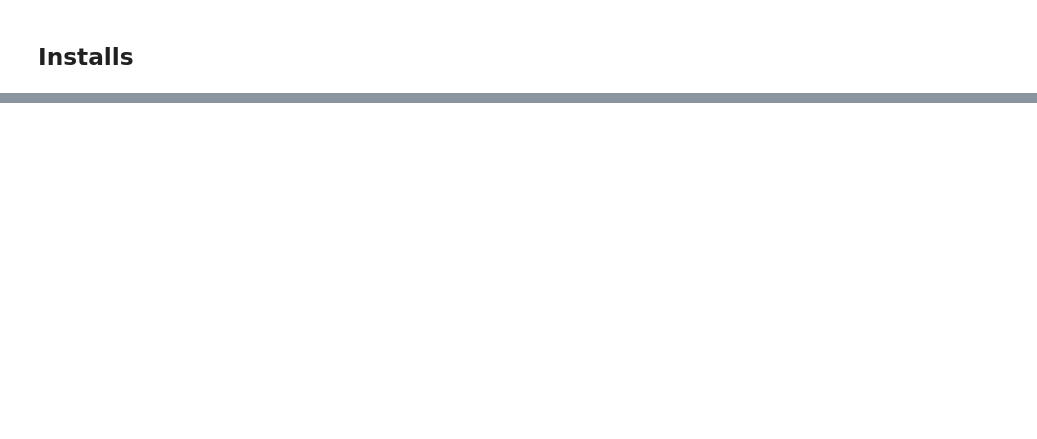
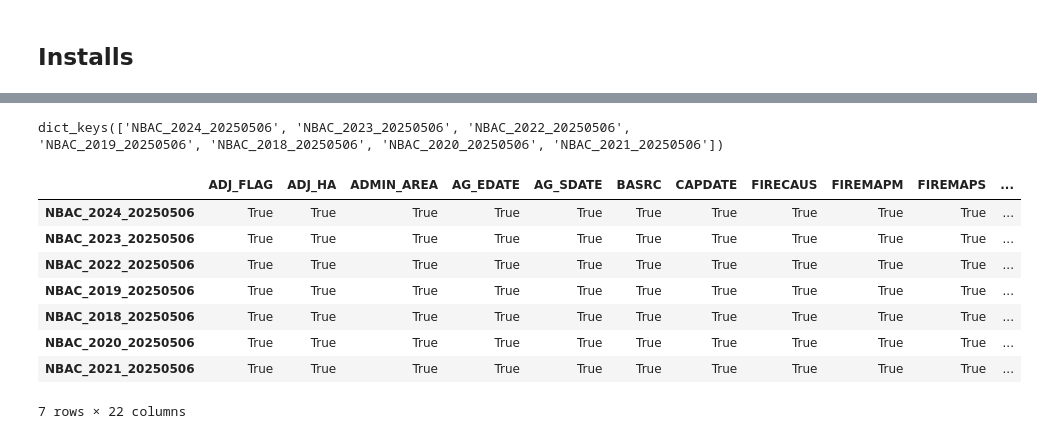
Before and after one commit to Mitch-P-Analyst/wildfire-risk-analysis, a Jupyter notebook: notebooks/02_shapefiles.IPYNB, the cells around one changed output, grey strips where cells are left out. Drawn from its saved outputs; the diff is of its cells as text; code cells hidden in the pictures; blank space fills up the shorter version.

```diff
--- a/notebooks/02_shapefiles.IPYNB
+++ b/notebooks/02_shapefiles.IPYNB
@@ -32,8 +35,9 @@ def unzip_to_folder(zip_path, extract_to):
     if macosx_folder.exists():
         shutil.rmtree(macosx_folder)
 # %%
-zippaths = Path(data_dir/'raw/zips')
-zipfolders = list(zippaths.glob('*.zip'))
+zippaths = Path(data_dir/'raw/zips')                    # ZIPs folders
+zipfolders = list(zippaths.glob('*.zip'))           # Select all .ZIP
 
 for folder in zipfolders:
-    unzip_to_folder(folder,processed_dir/str(folder.name)[:-4])
+    unzip_to_folder(folder,processed_dir/'shapefiles'/str(folder.name)[:-4])    # Retain name indentity
+    print(f'NBAC Wildfires Year: {(str(folder.name)[5:9])} Shapefiles opened')
@@ -39,0 +52,45 @@ for folder in zipfolders:
+# %%
+# Open all Shapefiles
+all_gdfs = {}   # Store in dictionary
+
+for folder in (processed_dir / "shapefiles").iterdir():
+    if folder.is_dir():
+        shp = next(folder.glob("*.shp"), None)
+        if shp:
+            name = folder.name
+            all_gdfs[name] = gpd.read_file(shp)
+
+# All dictionary keys
+all_gdfs.keys()
+# %% [output]
+dict_keys(['NBAC_2024_20250506', 'NBAC_2023_20250506', 'NBAC_2022_20250506', 'NBAC_2019_20250506', 'NBAC_2018_20250506', 'NBAC_2020_20250506', 'NBAC_2021_20250506'])
+# %%
+# Assess each shapefile's (key) column structure
+
+# 1. Get union of all column names
+all_cols = sorted(
+    {col for gdf in all_gdfs.values() for col in gdf.columns}
+)
+
+# 2. Create a DataFrame of False
+presence = pd.DataFrame(
+    False,
+    index=all_gdfs.keys(),
+    columns=all_cols,
+)
+
+# 3. Mark columns that exist in each GeoDataFrame
+for name, gdf in all_gdfs.items():
+    presence.loc[name, gdf.columns] = True
+
+presence
+# %% [output]
+|  | ADJ_FLAG | ADJ_HA | ADMIN_AREA | AG_EDATE | AG_SDATE | BASRC | CAPDATE | FIRECAUS | FIREMAPM | FIREMAPS | ... |
+| NBAC_2024_20250506 | True | True | True | True | True | True | True | True | True | True | ... |
+| NBAC_2023_20250506 | True | True | True | True | True | True | True | True | True | True | ... |
+| NBAC_2022_20250506 | True | True | True | True | True | True | True | True | True | True | ... |
+| NBAC_2019_20250506 | True | True | True | True | True | True | True | True | True | True | ... |
+| NBAC_2018_20250506 | True | True | True | True | True | True | True | True | True | True | ... |
+| NBAC_2020_20250506 | True | True | True | True | True | True | True | True | True | True | ... |
+| NBAC_2021_20250506 | True | True | True | True | True | True | True | True | True | True | ... |
+7 rows × 22 columns
```
Also changed, not shown: parts of 25 cells of this notebook, 11 other files.
